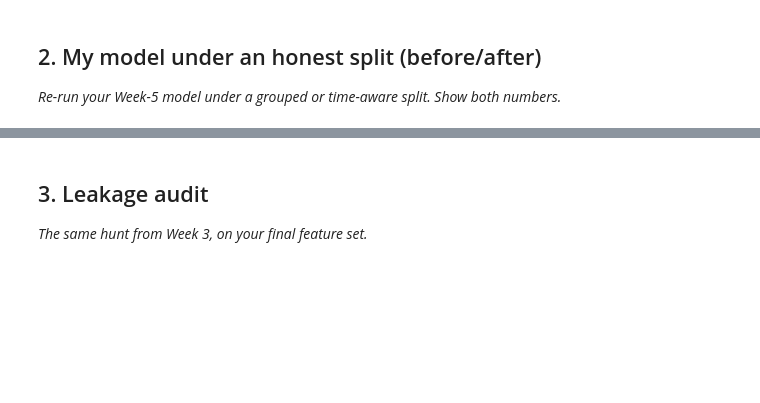
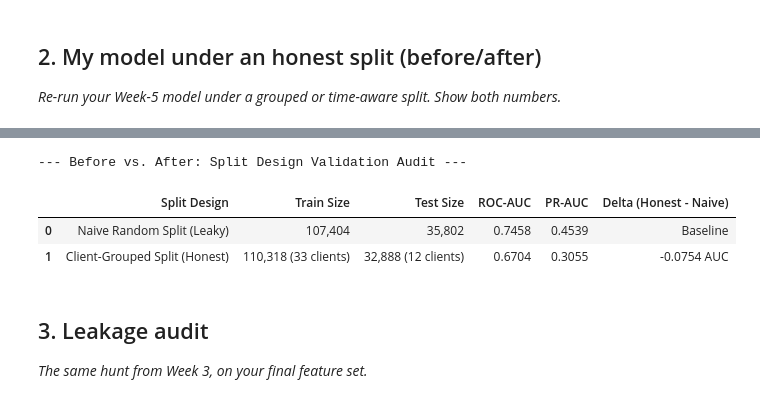
Before and after one commit to Muhammadfaheem8988/FlyRank-AI-internship, a Jupyter notebook: work/notebooks/w06_validation_audit.ipynb, the cells around one changed output, grey strips where cells are left out. Drawn from its saved outputs; the diff is of its cells as text; code cells hidden in the pictures; blank space fills up the shorter version.

```diff
--- a/work/notebooks/w06_validation_audit.ipynb
+++ b/work/notebooks/w06_validation_audit.ipynb
@@ -23,3 +149,50 @@ This skeleton is yours to fill. Work the sections **in order** — each one has
+# %%
+# 1. NAIVE RANDOM SPLIT (Row-level random split)
+X_rnd_train, X_rnd_test, y_rnd_train, y_rnd_test = train_test_split(
+    df[features], df['target_rebound'], test_size=0.25, random_state=42
+)
+
+model_naive = HistGradientBoostingClassifier(max_iter=150, learning_rate=0.08, random_state=42)
+model_naive.fit(X_rnd_train, y_rnd_train)
+preds_naive = model_naive.predict_proba(X_rnd_test)[:, 1]
+
+auc_naive = roc_auc_score(y_rnd_test, preds_naive)
+prauc_naive = average_precision_score(y_rnd_test, preds_naive)
+
+# 2. HONEST GROUPED SPLIT (Client-level holdout)
+gss = GroupShuffleSplit(n_splits=1, test_size=0.25, random_state=42)
+train_idx, test_idx = next(gss.split(df, groups=df['client_hash_id']))
+
+train_grp = df.iloc[train_idx].copy()
+test_grp = df.iloc[test_idx].copy()
+
+X_grp_train, y_grp_train = train_grp[features], train_grp['target_rebound']
+X_grp_test, y_grp_test = test_grp[features], test_grp['target_rebound']
+
+model_honest = HistGradientBoostingClassifier(max_iter=150, learning_rate=0.08, random_state=42)
+model_honest.fit(X_grp_train, y_grp_train)
+preds_honest = model_honest.predict_proba(X_grp_test)[:, 1]
+
+auc_honest = roc_auc_score(y_grp_test, preds_honest)
+prauc_honest = average_precision_score(y_grp_test, preds_honest)
+
+# Compile Before/After Comparison Table
+split_comparison = pd.DataFrame({
+    'Split Design': ['Naive Random Split (Leaky)', 'Client-Grouped Split (Honest)'],
+    'Train Size': [f"{len(X_rnd_train):,}", f"{len(X_grp_train):,} ({train_grp['client_hash_id'].nunique()} clients)"],
+    'Test Size': [f"{len(X_rnd_test):,}", f"{len(X_grp_test):,} ({test_grp['client_hash_id'].nunique()} clients)"],
+    'ROC-AUC': [round(auc_naive, 4), round(auc_honest, 4)],
+    'PR-AUC': [round(prauc_naive, 4), round(prauc_honest, 4)],
+    'Delta (Honest - Naive)': ['Baseline', f"{auc_honest - auc_naive:+.4f} AUC"]
+})
+
+print("--- Before vs. After: Split Design Validation Audit ---")
+display(split_comparison)
+# %% [output]
+--- Before vs. After: Split Design Validation Audit ---
+|  | Split Design | Train Size | Test Size | ROC-AUC | PR-AUC | Delta (Honest - Naive) |
+| 0 | Naive Random Split (Leaky) | 107,404 | 35,802 | 0.7458 | 0.4539 | Baseline |
+| 1 | Client-Grouped Split (Honest) | 110,318 (33 clients) | 32,888 (12 clients) | 0.6704 | 0.3055 | -0.0754 AUC |
 # %% [markdown]
 ## 3. Leakage audit
 
```
Also changed, not shown: parts of 13 cells of this notebook.
